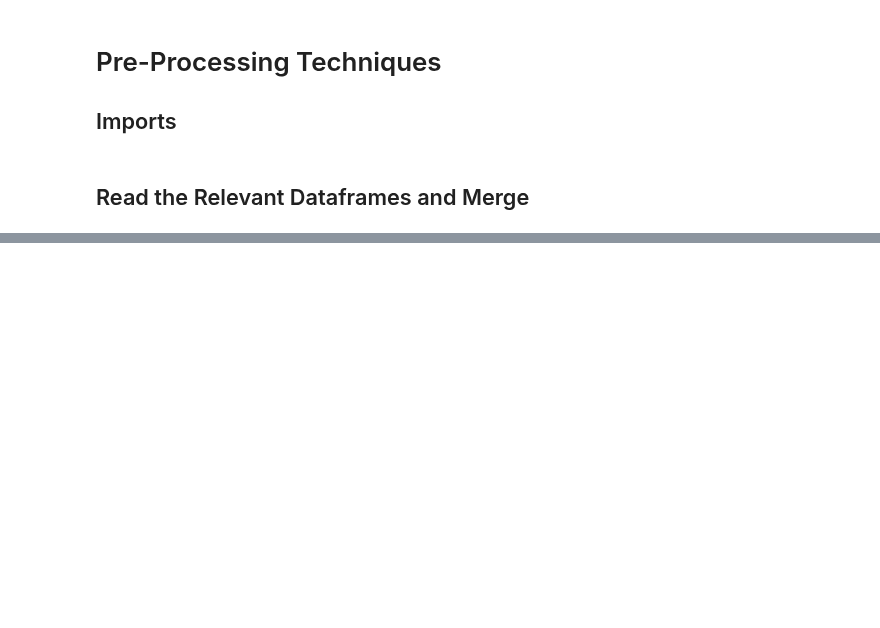
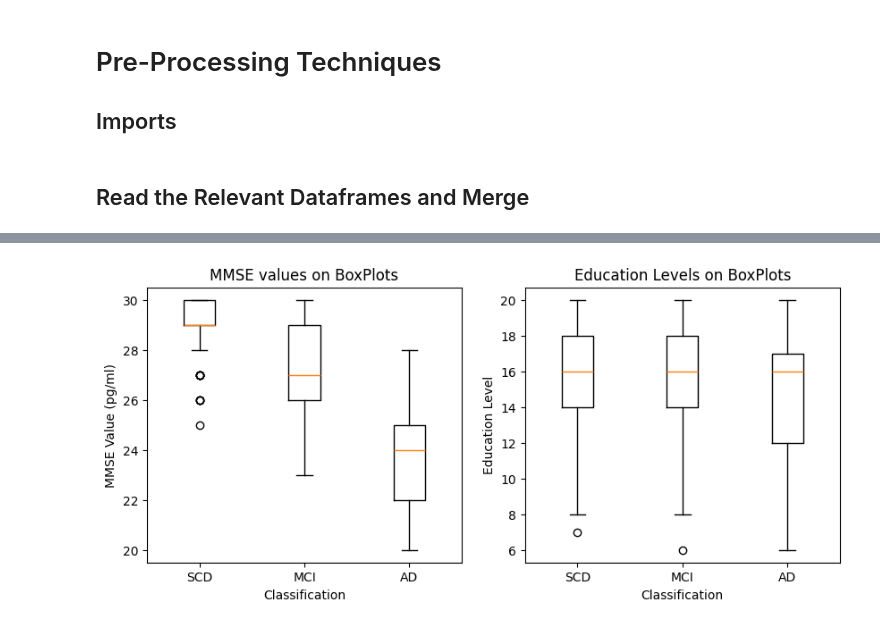
Before and after one commit to danielmakin/NoMoreAlzheimersDisease, a Jupyter notebook: PreProcessing.ipynb, the cells around one changed output, grey strips where cells are left out. Saved outputs shown, nothing was run; the diff lists cells and outputs as text; code cells hidden in the pictures; blank space fills up the shorter version.

```diff
--- a/PreProcessing.ipynb
+++ b/PreProcessing.ipynb
@@ -49,0 +140,20 @@ BLEN Data Makes the Shape (580, 4)
+# %%
+fig, axes = plt.subplots(nrows=1, ncols=2, figsize=(10, 4))
+
+box_plot_mmse = [list(SCD['MMSE'].dropna()), list(MCI['MMSE'].dropna()), list(AD['MMSE'].dropna())]
+
+axes[0].boxplot(box_plot_mmse, showfliers=True, labels=['SCD', 'MCI', 'AD'])
+axes[0].set_title('MMSE values on BoxPlots')
+axes[0].set_ylabel('MMSE Value (pg/ml)')
+axes[0].set_xlabel('Classification')
+
+# Remove the null values also
+box_plot_ed = [list(SCD['PTEDUCAT'].dropna()), list(MCI['PTEDUCAT']), list(AD['PTEDUCAT'].dropna())]
+
+axes[1].boxplot(box_plot_ed, showfliers=True, labels=['SCD', 'MCI', 'AD'])
+axes[1].set_title('Education Levels on BoxPlots')
+axes[1].set_ylabel('Education Level')
+axes[1].set_xlabel('Classification')
+plt.show()
+# %% [output]
+[figure, added]
```
Also changed, not shown: parts of 12 cells of this notebook, 1 other file.
